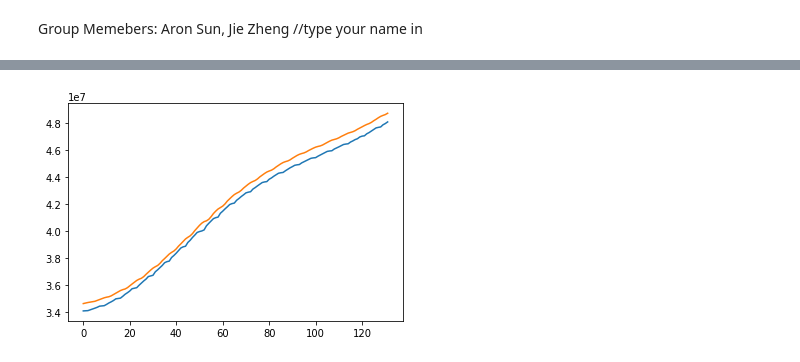
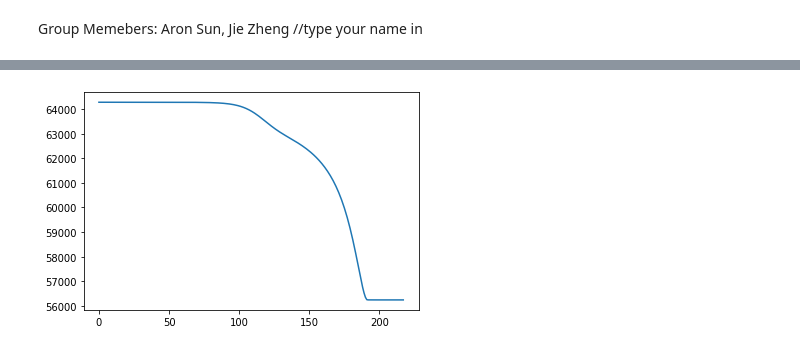
Before and after one commit to arons1618/CMSC421-Final-Project, a Jupyter notebook: Final Project.ipynb, the cells around one changed output, grey strips where cells are left out. Cells and saved outputs as stored; diff of their text form; code cells hidden in the pictures.

```diff
--- a/Final Project.ipynb
+++ b/Final Project.ipynb
@@ -93,7 +89,7 @@ train_date, test_date = train_test_split(date_time, test_size = 0.2, shuffle=Fal
 
 
 # define hyperparameters
-n_inputs = 3
+n_inputs = 1
 batch_size = 20
 n_features = 1
 generator_train = TimeseriesGenerator(train, train, length=n_inputs, batch_size=batch_size)
@@ -175,0 +168,5 @@ plt.show()
+# %%
+esn = PredictionESN(n_input=1, n_output=1, n_reservoir=500, leakingRate=0.2, spectralRadius=0.2, regressionParameters=[1e-2], solver="lsqr")
+esn.fit(train_in, train_out, transientTime="Auto", verbose=1)
+opt = GradientOptimizer(esn, learningRate=0.001)
+validationLosses, fitLosses, inputScalings, spectralRadiuses, leakingRates, learningRates = opt.optimizeParameterForTrainError(train_in, train_out, test_in, test_out, epochs=250, transientTime=100)
@@ -176,7 +176,5 @@ plt.show()
 # %%
-plt.plot(test_out)
-plt.plot(test_pred)
-
+plt.plot(fitLosses)
 plt.show()
 # %% [output]
-[figure, old version]
+[figure, new version]
```
Also changed, not shown: parts of 16 cells of this notebook.
